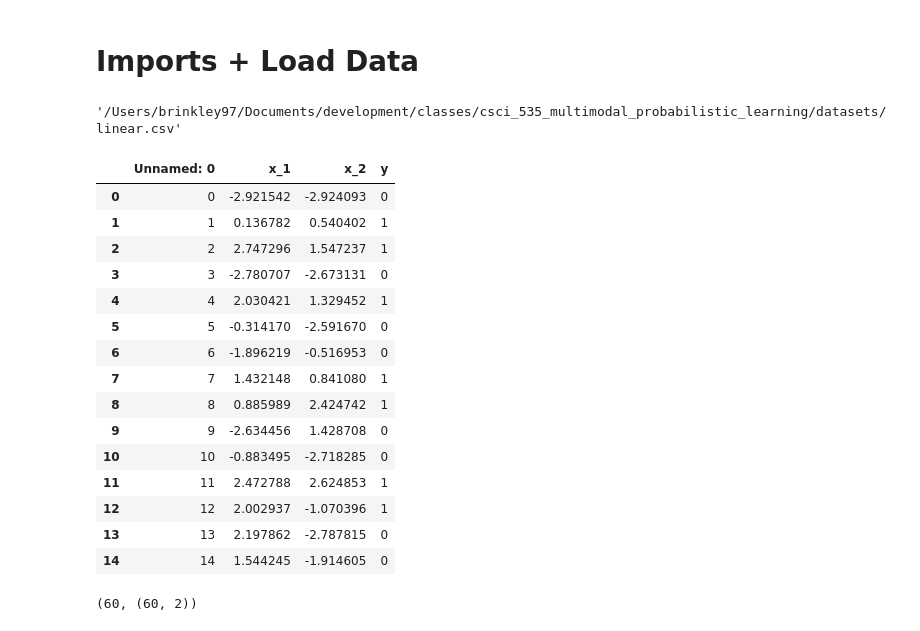
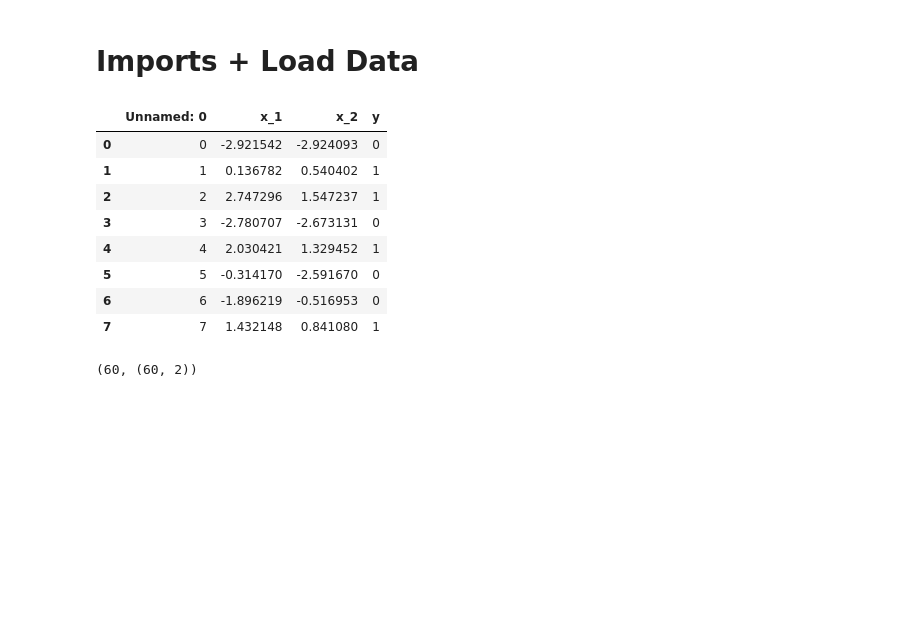
Before and after one commit to Brinkley97/csci_535_multimodal_probabilistic_learning, a Jupyter notebook: play/svmExample.ipynb, the cells around one changed output. Cells and saved outputs as stored; diff of their text form; code cells hidden in the pictures; blank space fills up the shorter version.

```diff
--- a/play/svmExample.ipynb
+++ b/play/svmExample.ipynb
@@ -17,27 +18,18 @@ CLASS_PATH = "classes/csci_535_multimodal_probabilistic_learning/"
 DATASET_PATH = "datasets/"
 FILE = "linear.csv"
 file_path = BASE + CLASS_PATH + DATASET_PATH + FILE
-file_path
+# file_path
-# %% [output]
-'/Users/brinkley97/Documents/development/classes/csci_535_multimodal_probabilistic_learning/datasets/linear.csv'
 # %%
 df = pd.read_csv(file_path)
-df.head(15)
+df.head(8)
 # %% [output]
 |  | Unnamed: 0 | x_1 | x_2 | y |
 | 0 | 0 | -2.921542 | -2.924093 | 0 |
 | 1 | 1 | 0.136782 | 0.540402 | 1 |
 | 2 | 2 | 2.747296 | 1.547237 | 1 |
 | 3 | 3 | -2.780707 | -2.673131 | 0 |
 | 4 | 4 | 2.030421 | 1.329452 | 1 |
 | 5 | 5 | -0.314170 | -2.591670 | 0 |
 | 6 | 6 | -1.896219 | -0.516953 | 0 |
 | 7 | 7 | 1.432148 | 0.841080 | 1 |
-| 8 | 8 | 0.885989 | 2.424742 | 1 |
-| 9 | 9 | -2.634456 | 1.428708 | 0 |
-| 10 | 10 | -0.883495 | -2.718285 | 0 |
-| 11 | 11 | 2.472788 | 2.624853 | 1 |
-| 12 | 12 | 2.002937 | -1.070396 | 1 |
-| 13 | 13 | 2.197862 | -2.787815 | 0 |
-| 14 | 14 | 1.544245 | -1.914605 | 0 |
 # %%
```
Also changed, not shown: parts of 13 cells of this notebook.
